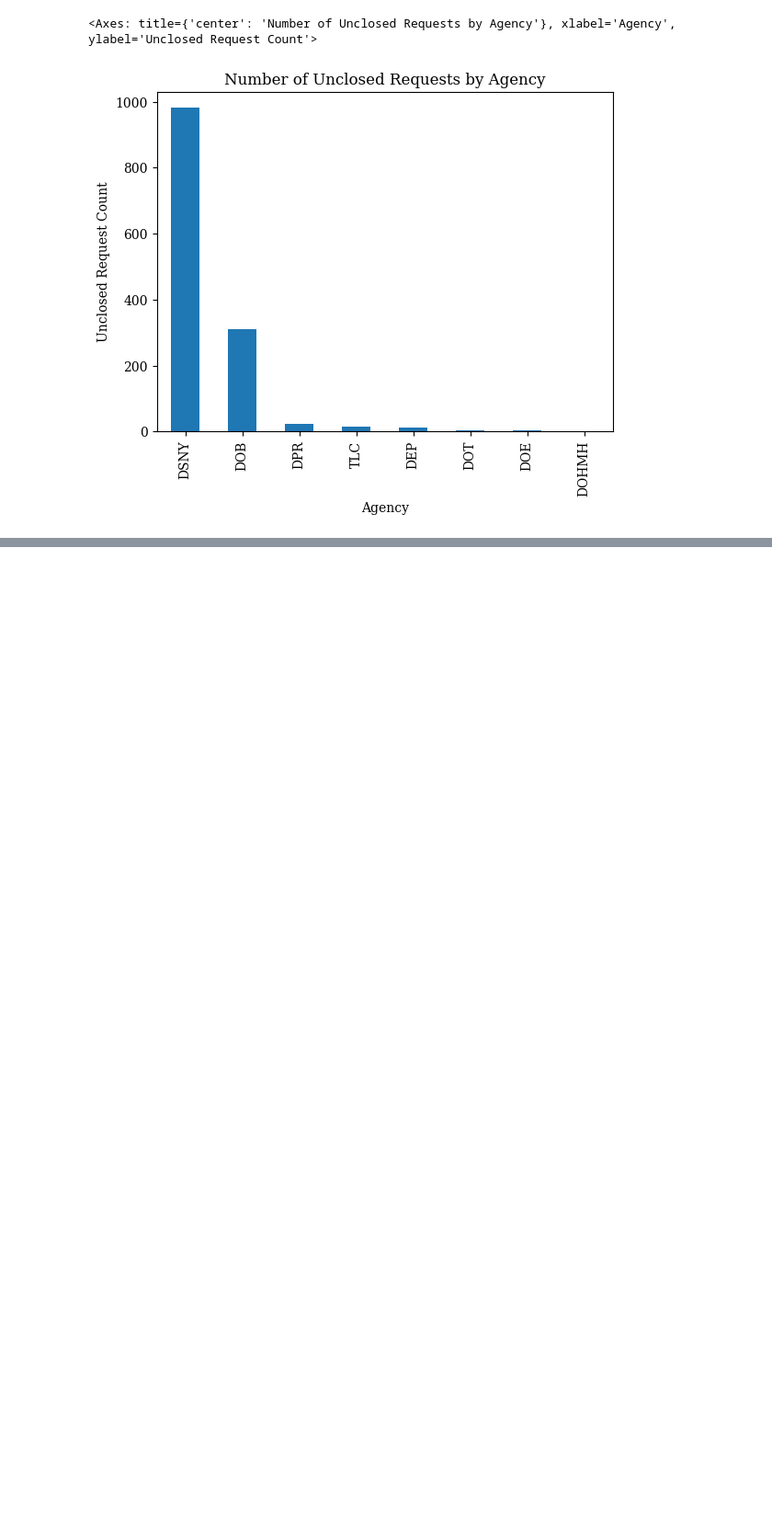
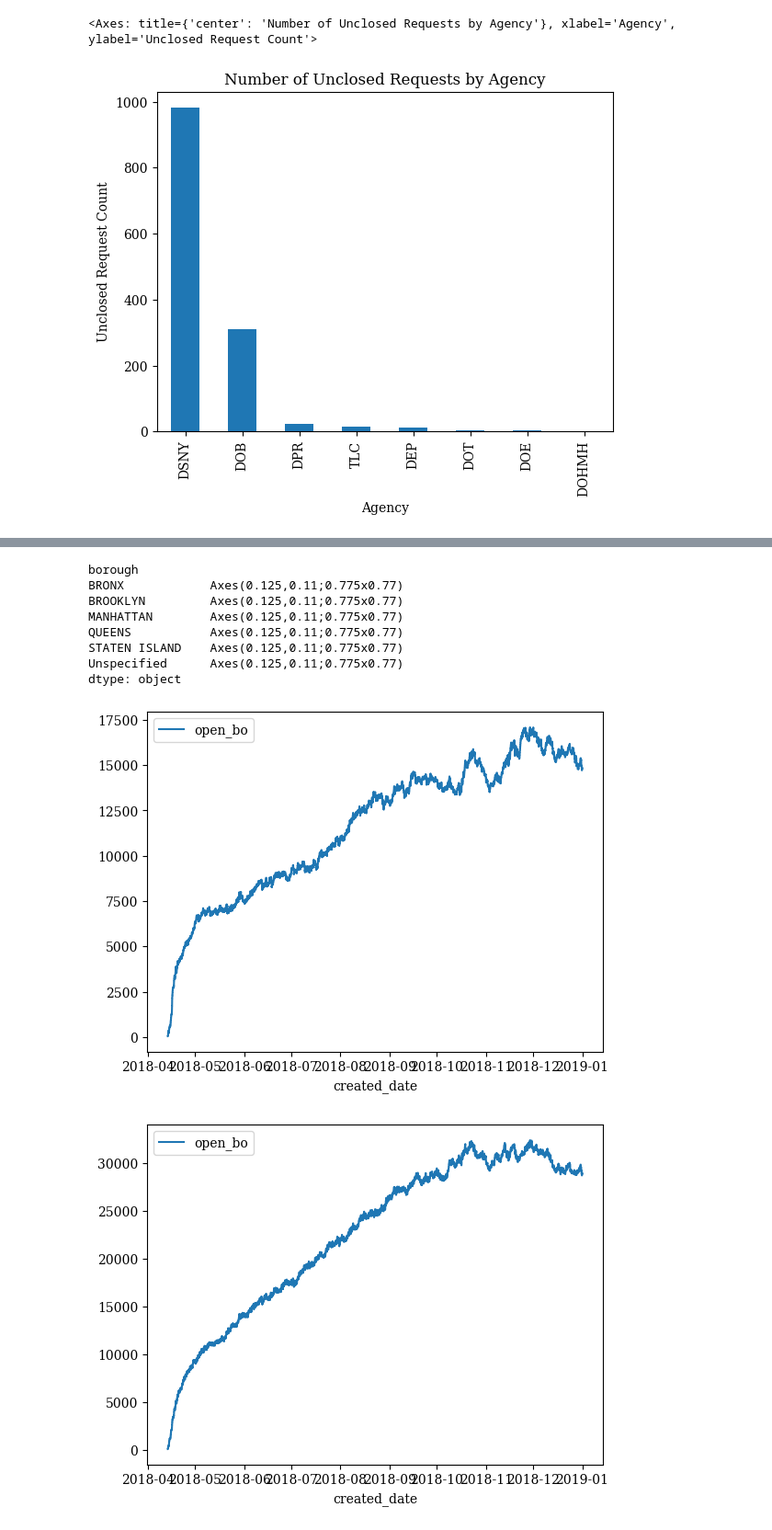
Before and after one commit to jamorr/Capstone, a Jupyter notebook: src/preprocessing.ipynb, the cells around one changed output, grey strips where cells are left out. Shown at 92% size. Saved outputs shown, nothing was run; the diff lists cells and outputs as text; code cells hidden in the pictures; blank space fills up the shorter version.

```diff
--- a/src/preprocessing.ipynb
+++ b/src/preprocessing.ipynb
@@ -176,21 +196,0 @@ df
-# %%
-cr_hr_1 = df["created_date"].groupby([
-    df["created_date"].dt.date,
-    df["created_date"].dt.hour,
-    df["agency"],
-    ]).count().cumsum()
-cr_hr_1.index.set_names(["date", "hour", "agency"], inplace=True)
-
-cl_hr_1 = df["closed_date"].groupby([
-    df["closed_date"].dt.date,
-    df["closed_date"].dt.hour,
-    df["agency"],
-    ]).count().cumsum()
-cl_hr_1.index.set_names(["date", "hour", "agency"], inplace=True)
-
-df = df.set_index([df["created_date"].dt.date, df["created_date"].dt.hour,"agency"])
-df["open_ag"] = cr_hr_1-cl_hr_1
-# %%
-df.reset_index("agency", inplace=True)
-df.reset_index(drop=True,inplace=True)
-df
@@ -211,17 +196,0 @@ df
-# %%
-cr_hr_1 = df["created_date"].groupby([
-    df["created_date"].dt.date,
-    df["created_date"].dt.hour,
-    df["borough"]
-    ]).count().cumsum()
-cr_hr_1.index.set_names(["date", "hour", "borough"], inplace=True)
-
-cl_hr_1 = df["closed_date"].groupby([
-    df["closed_date"].dt.date,
-    df["closed_date"].dt.hour,
-    df["borough"]
-    ]).count().cumsum()
-cl_hr_1.index.set_names(["date", "hour", "borough"], inplace=True)
-
-df = df.set_index([df["created_date"].dt.date, df["created_date"].dt.hour, "borough"])
-df["open_br"] = cr_hr_1-cl_hr_1
@@ -232,0 +197,13 @@ df.reset_index(drop=True,inplace=True)
+# %%
+df[df["open_bo"]>0].groupby("borough").plot(x="created_date", y="open_bo")
+# %% [output]
+borough
+BRONX            Axes(0.125,0.11;0.775x0.77)
+BROOKLYN         Axes(0.125,0.11;0.775x0.77)
+MANHATTAN        Axes(0.125,0.11;0.775x0.77)
+QUEENS           Axes(0.125,0.11;0.775x0.77)
+STATEN ISLAND    Axes(0.125,0.11;0.775x0.77)
+Unspecified      Axes(0.125,0.11;0.775x0.77)
+dtype: object
+[figure, added]
+[figure, added]
```
Also changed, not shown: parts of 18 cells of this notebook.
